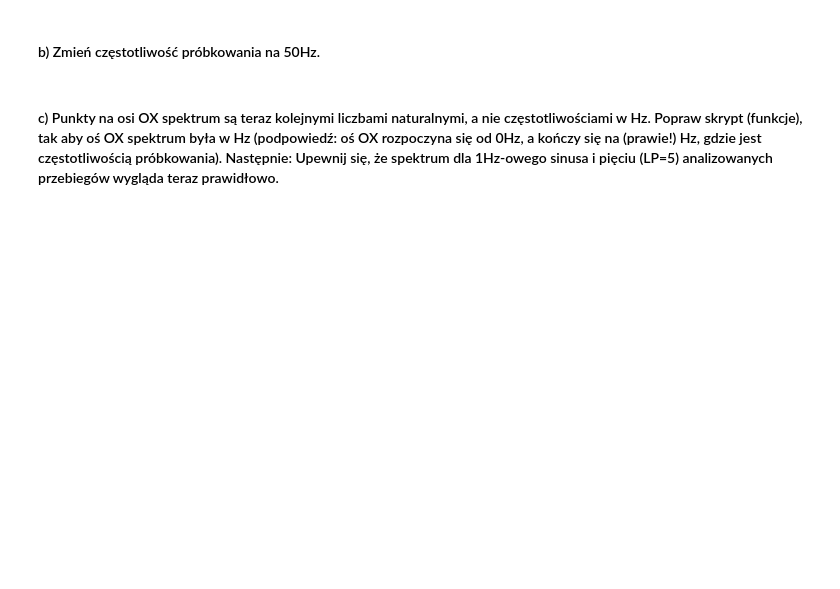
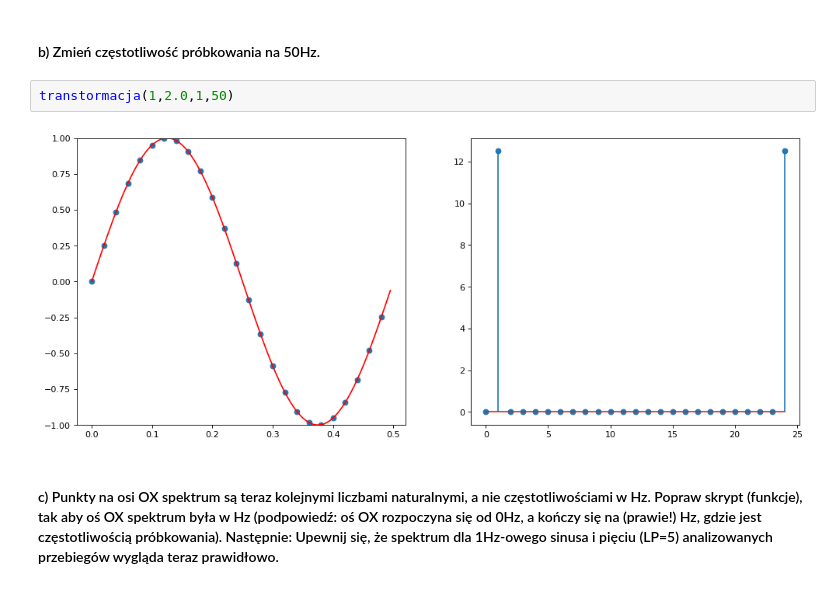
Before and after one commit to AleksandraGorska02/kck, a Jupyter notebook: zadanie_3_zajecia/signals.ipynb, the cells around one changed output. Cells and saved outputs as stored; diff of their text form; blank space fills up the shorter version.

```diff
--- a/zadanie_3_zajecia/signals.ipynb
+++ b/zadanie_3_zajecia/signals.ipynb
@@ -73,4 +97,8 @@ interactive(children=(FloatSlider(value=2.0, description='a', max=5.0, min=-5.0,
 # %% [markdown]
 #### b) Zmień częstotliwość próbkowania na 50Hz.
+# %%
+transtormacja(1,2.0,1,50)
+# %% [output]
+[figure, added]
 # %% [markdown]
 #### c) Punkty na osi OX spektrum są teraz kolejnymi liczbami naturalnymi, a nie częstotliwościami w Hz. Popraw skrypt (funkcje), tak aby oś OX spektrum była w Hz (podpowiedź: oś OX rozpoczyna się od 0Hz, a kończy się na (prawie!)  Hz, gdzie  jest częstotliwością próbkowania). Następnie: Upewnij się, że spektrum dla 1Hz-owego sinusa i pięciu (LP=5) analizowanych przebiegów wygląda teraz prawidłowo.
```
Also changed, not shown: parts of 4 cells of this notebook, 1 other file.
